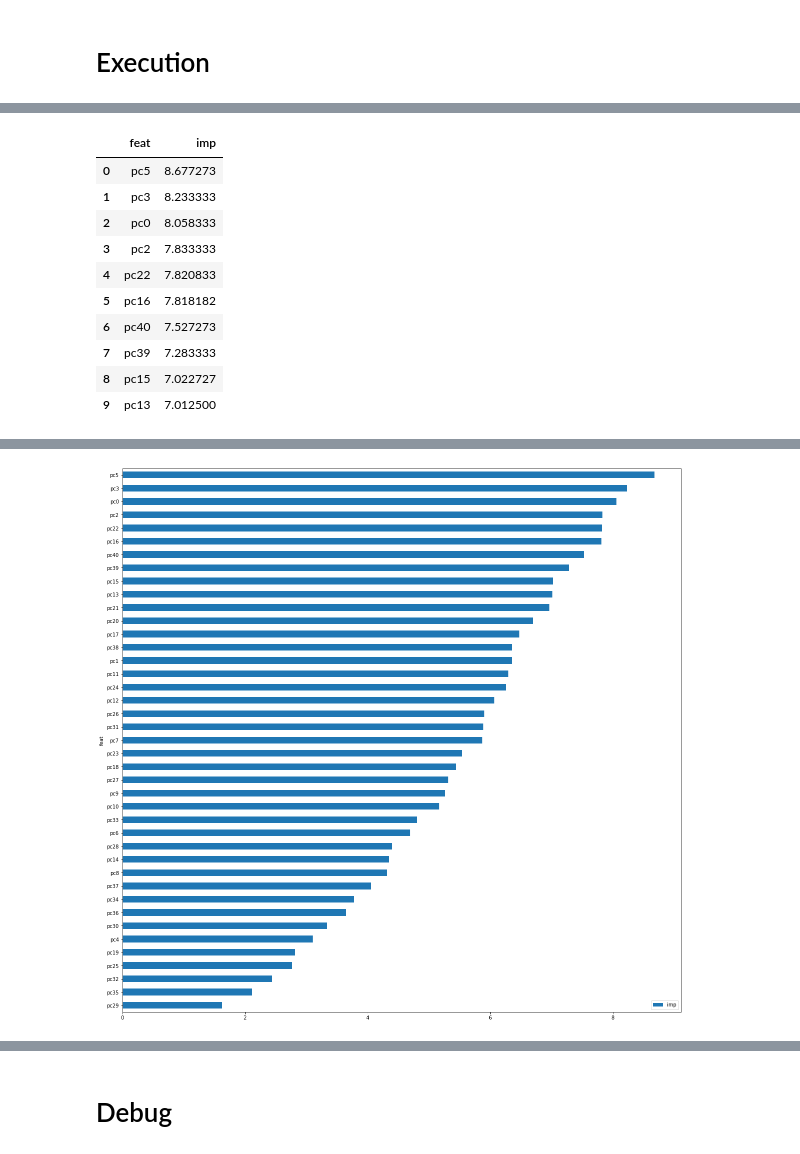
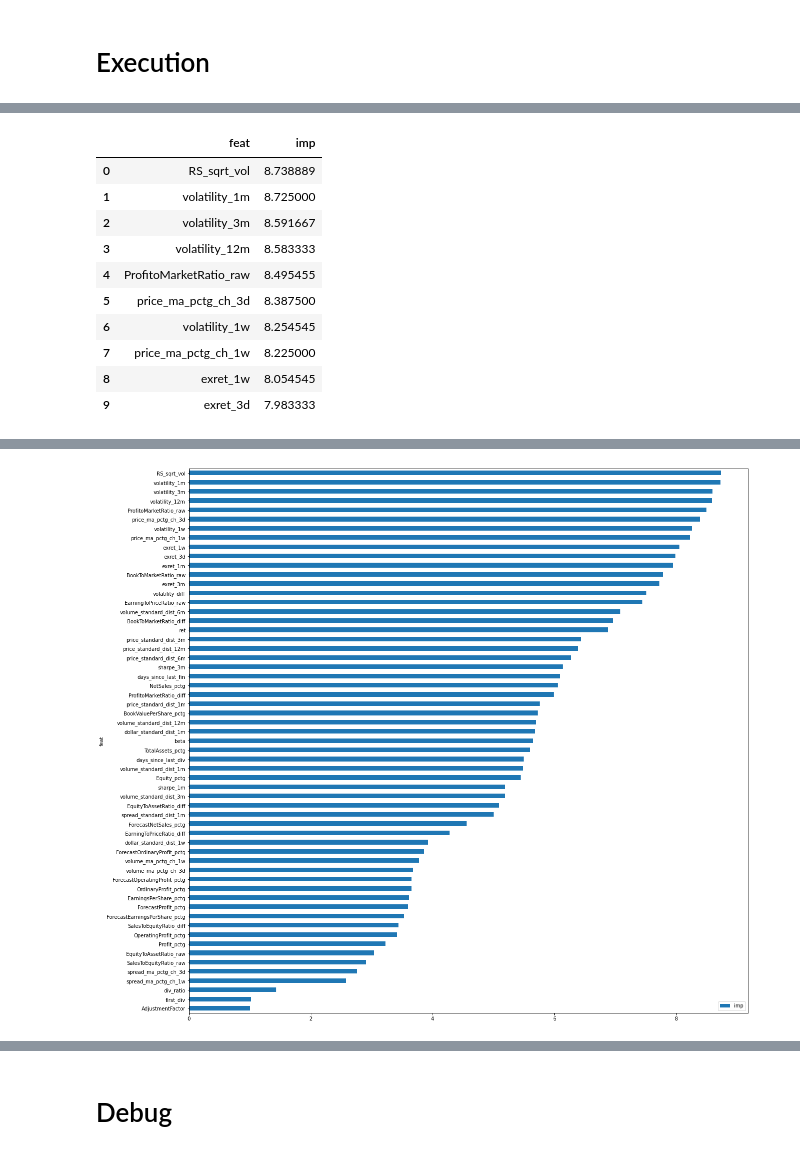
Before and after one commit to calebyung/JPX-Tokyo-Stock-Exchange-Prediction, a Jupyter notebook: jpx-model-lgbm-ranker.ipynb, the cells around one changed output, grey strips where cells are left out. Cells and saved outputs as stored; diff of their text form; code cells hidden in the pictures.

```diff
--- a/jpx-model-lgbm-ranker.ipynb
+++ b/jpx-model-lgbm-ranker.ipynb
@@ -440,11 +479,7 @@ def run_feature_importance():
 
     # plotting feature importance
     df_imp_agg.sort_values('imp', ascending=True).set_index('feat').plot.barh(figsize=(20, 20))
-
-    # prepare feature list for forward selection
-    feat_groups = df_imp_agg.head(N_FEATS_FS)
-    feat_groups = [[x] for x in feat_groups.feat]
-    return feat_groups
+    return df_imp_agg
 # %% [markdown]
 # Forward Selection
 # %%
@@ -665,8 +707,5 @@ Wall time: 1min 3s
 Feature importance
 '''
 if RUN_IMP:
-    feat_groups = run_feature_importance()
-else:
-    # if not running feature importance, use pre-set FEAT_GROUPS for forward selection
-    feat_groups = FEAT_GROUPS
+    df_imp_agg = run_feature_importance()
 # %% [output]
@@ -679,11 +719,11 @@ else:
 |  | feat | imp |
-| 0 | pc5 | 8.677273 |
-| 1 | pc3 | 8.233333 |
-| 2 | pc0 | 8.058333 |
-| 3 | pc2 | 7.833333 |
-| 4 | pc22 | 7.820833 |
-| 5 | pc16 | 7.818182 |
-| 6 | pc40 | 7.527273 |
-| 7 | pc39 | 7.283333 |
-| 8 | pc15 | 7.022727 |
-| 9 | pc13 | 7.012500 |
+| 0 | RS_sqrt_vol | 8.738889 |
+| 1 | volatility_1m | 8.725000 |
+| 2 | volatility_3m | 8.591667 |
+| 3 | volatility_12m | 8.583333 |
+| 4 | ProfitoMarketRatio_raw | 8.495455 |
+| 5 | price_ma_pctg_ch_3d | 8.387500 |
+| 6 | volatility_1w | 8.254545 |
+| 7 | price_ma_pctg_ch_1w | 8.225000 |
+| 8 | exret_1w | 8.054545 |
+| 9 | exret_3d | 7.983333 |
@@ -692,4 +732,4 @@ Wall time: 31min 44s
-[figure, old version]
+[figure, new version]
 # %%
 %%time
 '''
```
Also changed, not shown: parts of 11 cells of this notebook.
